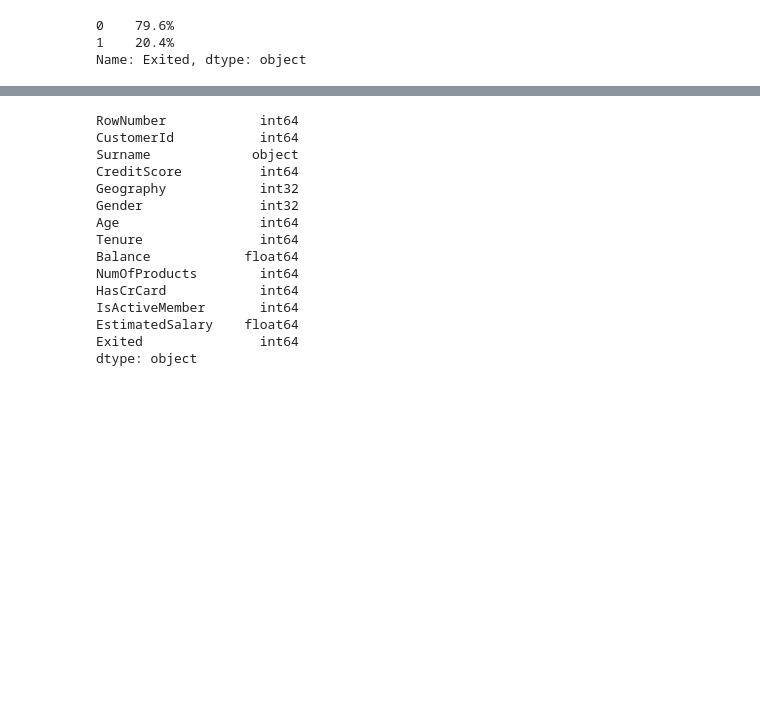
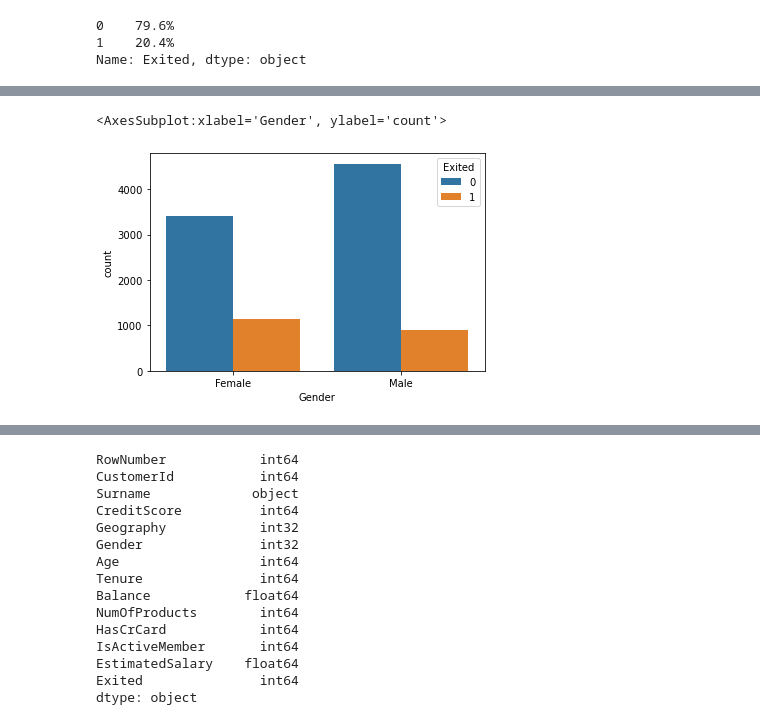
Before and after one commit to sandeepjakkaraju/bits-sem2-ml, a Jupyter notebook: ML-Assignment1.ipynb, the cells around one changed output, grey strips where cells are left out. Cells and saved outputs as stored; diff of their text form; code cells hidden in the pictures; blank space fills up the shorter version.

```diff
--- a/ML-Assignment1.ipynb
+++ b/ML-Assignment1.ipynb
@@ -139 +182,7 @@ df['Exited'].plot.hist(bins=2)
 [figure]
+# %%
+#Visualize the churn count for both Males and Females
+sns.countplot(x='Gender', hue='Exited',data = df)
+# %% [output]
+<AxesSubplot:xlabel='Gender', ylabel='count'>
+[figure, added]
```
Also changed, not shown: parts of 23 cells of this notebook.
